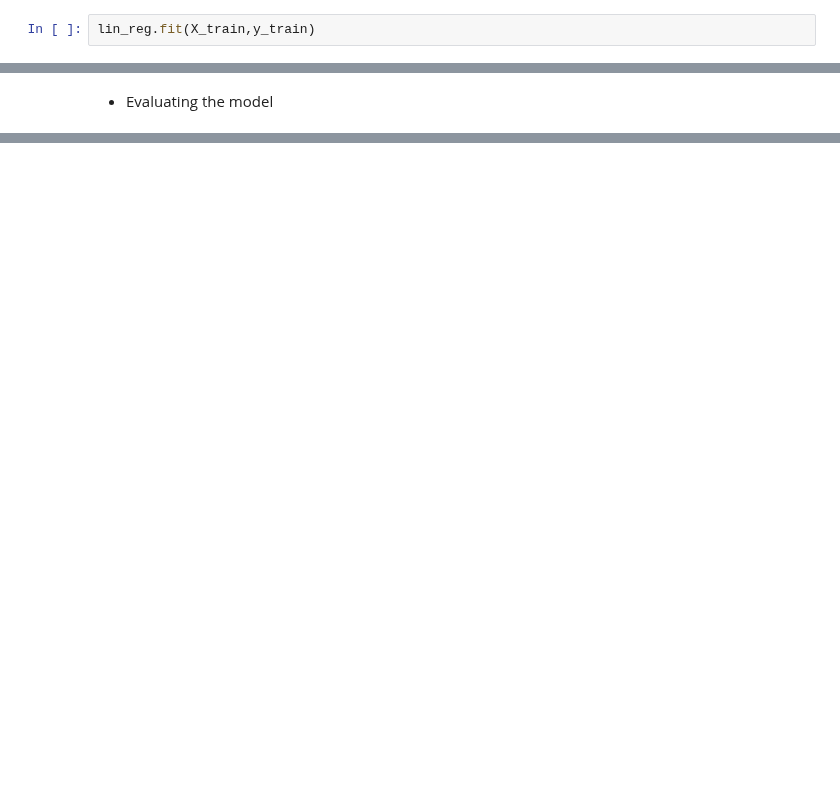
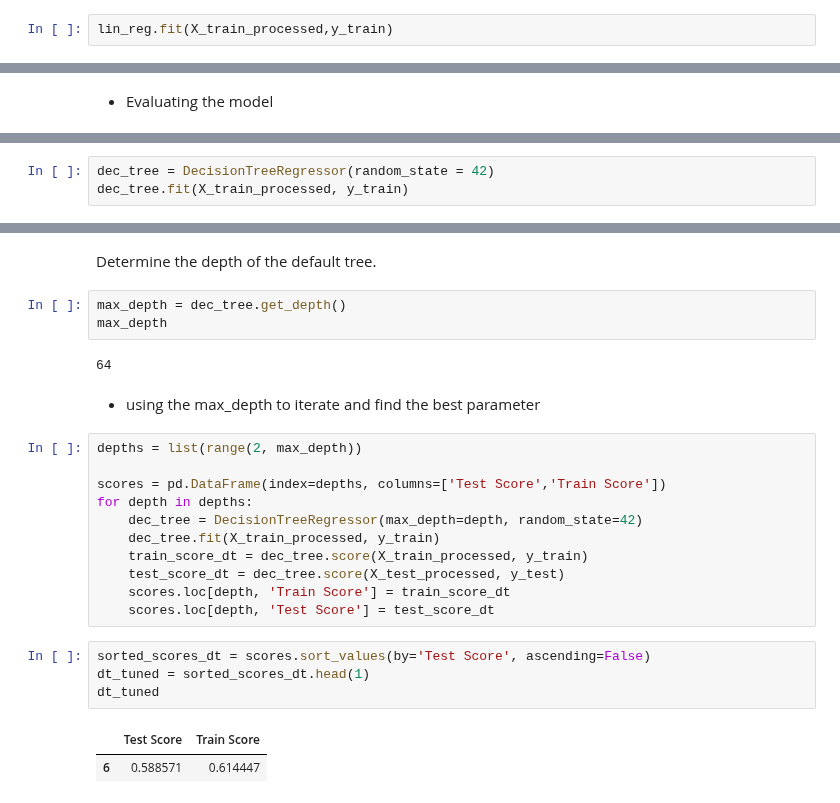
Before and after one commit to paulapipkin/sales_predictions, a Jupyter notebook: Sales_Prediciton.ipynb, the cells around one changed output, grey strips where cells are left out. Cells and saved outputs as stored; diff of their text form; blank space fills up the shorter version.

```diff
--- a/Sales_Prediciton.ipynb
+++ b/Sales_Prediciton.ipynb
@@ -685,5 +700,5 @@ lin_reg = LinearRegression()
 # %% [markdown]
 * Fitting the model
 # %%
-lin_reg.fit(X_train,y_train)
+lin_reg.fit(X_train_processed,y_train)
 # %% [output]
@@ -710,0 +743,3 @@ Pipeline(steps=[('columntransformer',
+# %%
+dec_tree = DecisionTreeRegressor(random_state = 42)
+dec_tree.fit(X_train_processed, y_train)
@@ -710,0 +763,27 @@ Pipeline(steps=[('columntransformer',
+# %% [markdown]
+Determine the depth of the default tree.
+# %%
+max_depth = dec_tree.get_depth()
+max_depth
+# %% [output]
+64
+# %% [markdown]
+* using the max_depth to iterate and find the best parameter
+# %%
+depths = list(range(2, max_depth))
+
+scores = pd.DataFrame(index=depths, columns=['Test Score','Train Score'])
+for depth in depths:
+    dec_tree = DecisionTreeRegressor(max_depth=depth, random_state=42)
+    dec_tree.fit(X_train_processed, y_train)
+    train_score_dt = dec_tree.score(X_train_processed, y_train)
+    test_score_dt = dec_tree.score(X_test_processed, y_test)
+    scores.loc[depth, 'Train Score'] = train_score_dt
+    scores.loc[depth, 'Test Score'] = test_score_dt
+# %%
+sorted_scores_dt = scores.sort_values(by='Test Score', ascending=False)
+dt_tuned = sorted_scores_dt.head(1)
+dt_tuned
+# %% [output]
+|  | Test Score | Train Score |
+| 6 | 0.588571 | 0.614447 |
```
Also changed, not shown: parts of 24 cells of this notebook.
